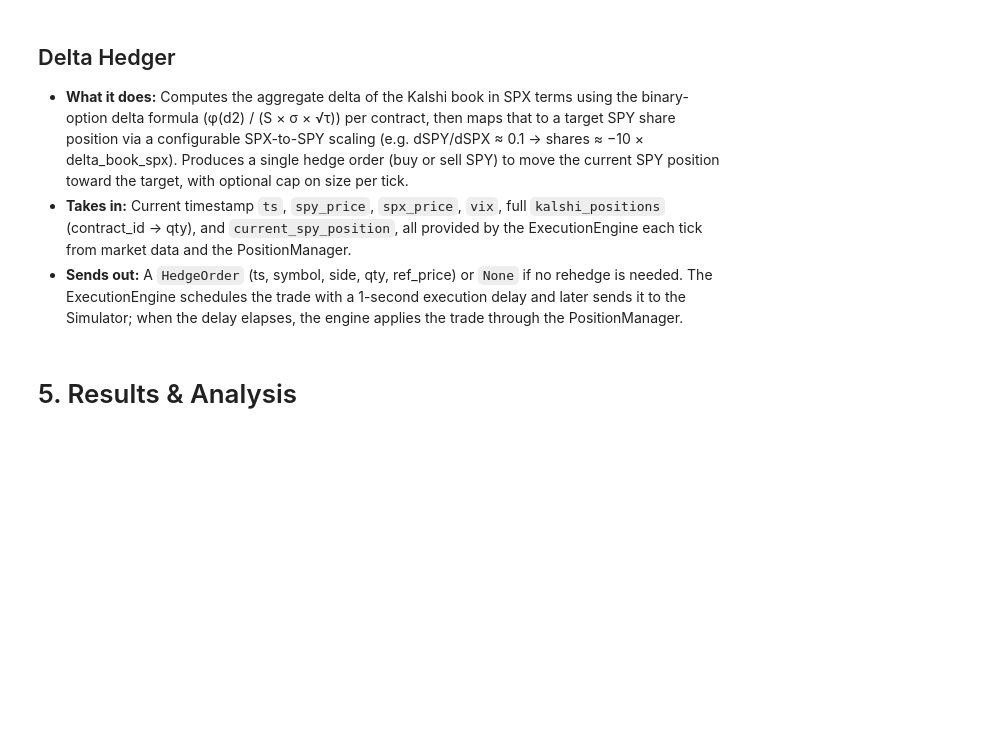
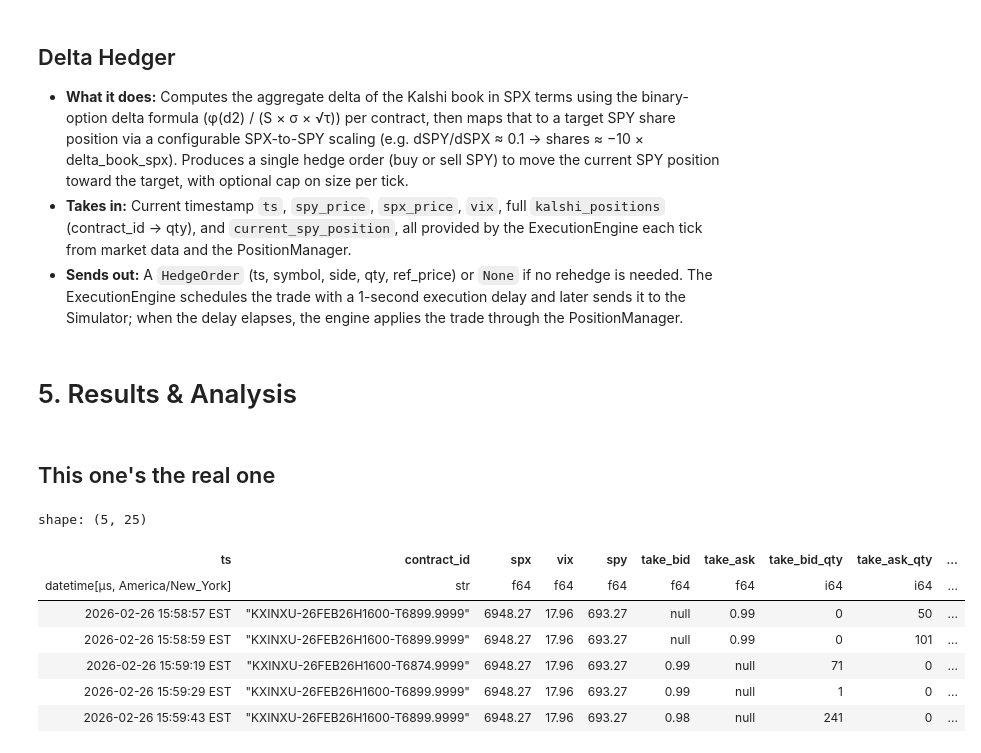
Before and after one commit to chris-mulligan-50/FINM-33150-Quantitative-Trading-Strategies-Final-Project-Kalshi-Market-Making-, a Jupyter notebook: submission.ipynb, the cells around one changed output. Cells and saved outputs as stored; diff of their text form; code cells hidden in the pictures; blank space fills up the shorter version.

```diff
--- a/submission.ipynb
+++ b/submission.ipynb
@@ -650,3 +656,19 @@ In our implementation, we created a modular market making bot that currently int
 - **Sends out:** A `HedgeOrder` (ts, symbol, side, qty, ref_price) or `None` if no rehedge is needed. The ExecutionEngine schedules the trade with a 1-second execution delay and later sends it to the Simulator; when the delay elapses, the engine applies the trade through the PositionManager.
 # %% [markdown]
 # 5. Results & Analysis
+# %% [markdown]
+## This one's the real one
+# %%
+### Sim Results w/ Fees (What we'll be analyzing).DS_Store
+
+df = pl.read_parquet("simulation_output.parquet")
+df.tail()
+# %% [output]
+shape: (5, 25)
+| ts | contract_id | spx | vix | spy | take_bid | take_ask | take_bid_qty | take_ask_qty | ... |
+| datetime[μs, America/New_York] | str | f64 | f64 | f64 | f64 | f64 | i64 | i64 | ... |
+| 2026-02-26 15:58:57 EST | "KXINXU-26FEB26H1600-T6899.9999" | 6948.27 | 17.96 | 693.27 | null | 0.99 | 0 | 50 | ... |
+| 2026-02-26 15:58:59 EST | "KXINXU-26FEB26H1600-T6899.9999" | 6948.27 | 17.96 | 693.27 | null | 0.99 | 0 | 101 | ... |
+| 2026-02-26 15:59:19 EST | "KXINXU-26FEB26H1600-T6874.9999" | 6948.27 | 17.96 | 693.27 | 0.99 | null | 71 | 0 | ... |
+| 2026-02-26 15:59:29 EST | "KXINXU-26FEB26H1600-T6899.9999" | 6948.27 | 17.96 | 693.27 | 0.99 | null | 1 | 0 | ... |
+| 2026-02-26 15:59:43 EST | "KXINXU-26FEB26H1600-T6899.9999" | 6948.27 | 17.96 | 693.27 | 0.98 | null | 241 | 0 | ... |
```
Also changed, not shown: parts of 7 cells of this notebook, 12 other files.
